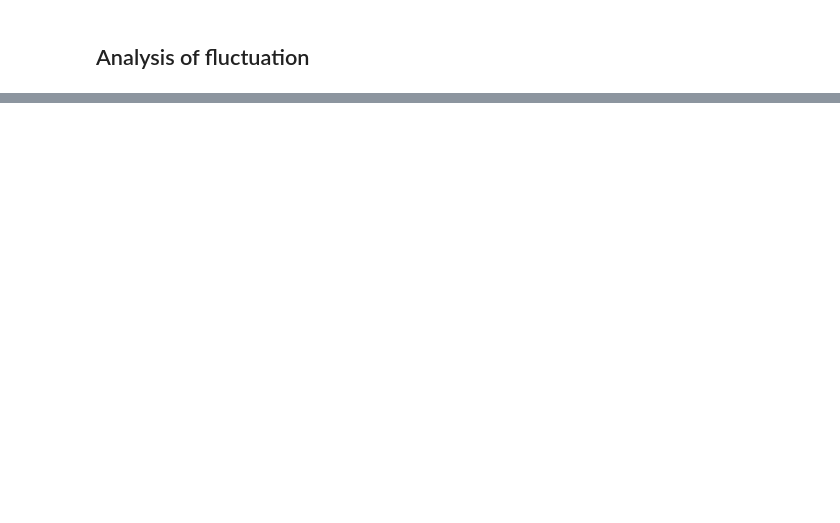
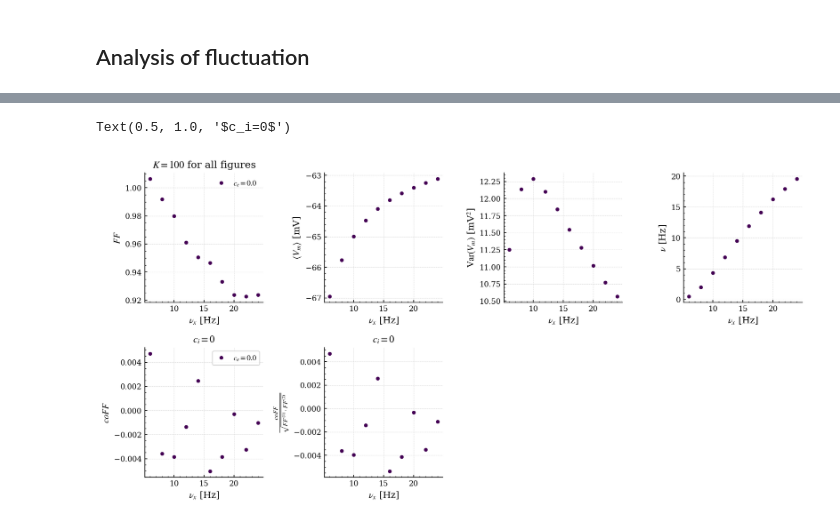
Before and after one commit to yuesha-yc/Conductance-Neurons, a Jupyter notebook: python_analysis/2025_10_30/plot.ipynb, the cells around one changed output, grey strips where cells are left out. Drawn from its saved outputs; the diff is of its cells as text; code cells hidden in the pictures; blank space fills up the shorter version.

```diff
--- a/python_analysis/2025_10_30/plot.ipynb
+++ b/python_analysis/2025_10_30/plot.ipynb
@@ -1348,0 +1824,63 @@ plt.show()
+# %%
+# the same plot, but now each figure contains curves for different c_e values as labels
+set_style()
+fig = plt.figure(figsize=(12, 6))
+gs = GridSpec(2, 4, figure=fig)
+
+# marginal statistics, E shared with spike
+ax = fig.add_subplot(gs[0, 0])
+for c_e_value in c_e:
+    color = plt.cm.viridis(c_e_value)
+    df_subset = df_E_shared_with_spike[df_E_shared_with_spike["c_e"] == c_e_value]
+    ax.plot(df_subset["nu_x"], df_subset["fano_factor_1"], 'o', label=rf"$c_e={c_e_value}$", color=color)
+ax.set_xlabel(r"$\nu_x$ [Hz]")
+ax.set_ylabel(r"$FF$")
+ax.set_title(rf"$K={K}$ for all figures", fontsize=12)
+ax.legend(frameon=False)
+
+ax = fig.add_subplot(gs[0, 1])
+for c_e_value in c_e:
+    color = plt.cm.viridis(c_e_value)
+    df_subset = df_E_shared_with_spike[df_E_shared_with_spike["c_e"] == c_e_value]
+    ax.plot(df_subset["nu_x"], df_subset["mean_V_1"], 'o', label=rf"$c_e={c_e_value}$", color=color)
+ax.set_xlabel(r"$\nu_x$ [Hz]")
+ax.set_ylabel(r"$\langle V_m \rangle$ [mV]")
+
+ax = fig.add_subplot(gs[0, 2])
+for c_e_value in c_e:
+    color = plt.cm.viridis(c_e_value)
+    df_subset = df_E_shared_with_spike[df_E_shared_with_spike["c_e"] == c_e_value]
+    ax.plot(df_subset["nu_x"], df_subset["var_V_1"], 'o', label=rf"$c_e={c_e_value}$", color=color)
+ax.set_xlabel(r"$\nu_x$ [Hz]")
+ax.set_ylabel(r"$\mathrm{Var}(V_m)$ [mV$^2$]")
+
+ax = fig.add_subplot(gs[0, 3])
+for c_e_value in c_e:
+    color = plt.cm.viridis(c_e_value)
+    df_subset = df_E_shared_with_spike[df_E_shared_with_spike["c_e"] == c_e_value]
+    ax.plot(df_subset["nu_x"], df_subset["nu_1"], 'o', label=rf"$c_e={c_e_value}$", color=color)
+ax.set_xlabel(r"$\nu_x$ [Hz]")
+ax.set_ylabel(r"$\nu$ [Hz]")
+
+# joint staitistics, E shared with spike
+ax = fig.add_subplot(gs[1, 0])
+for c_e_value in c_e:
+    color = plt.cm.viridis(c_e_value)
+    df_subset = df_E_shared_with_spike[df_E_shared_with_spike["c_e"] == c_e_value]
+    ax.plot(df_subset["nu_x"], df_subset["co_fano_factor"], 'o', label=rf"$c_e={c_e_value}$", color=color)
+ax.set_xlabel(r"$\nu_x$ [Hz]")
+ax.set_ylabel(r"$coFF$")
+ax.set_title(rf"$c_i={0}$", fontsize=12)
+ax.legend(frameon=True)
+
+ax = fig.add_subplot(gs[1, 1])
+for c_e_value in c_e:
+    color = plt.cm.viridis(c_e_value)
+    df_subset = df_E_shared_with_spike[df_E_shared_with_spike["c_e"] == c_e_value]
+    ax.plot(df_subset["nu_x"], df_subset["co_fano_factor"] / np.sqrt(df_subset["fano_factor_1"] * df_subset["fano_factor_2"]), 'o', label=rf"$c_e={c_e_value}$", color=color)
+ax.set_xlabel(r"$\nu_x$ [Hz]")
+ax.set_ylabel(r"$\frac{coFF}{\sqrt{FF^{(1)} \cdot FF^{(2)}}}$")
+ax.set_title(rf"$c_i={0}$", fontsize=12)
+# %% [output]
+Text(0.5, 1.0, '$c_i=0$')
+[figure, added]
```
Also changed, not shown: parts of 19 cells of this notebook, 16 other files.
